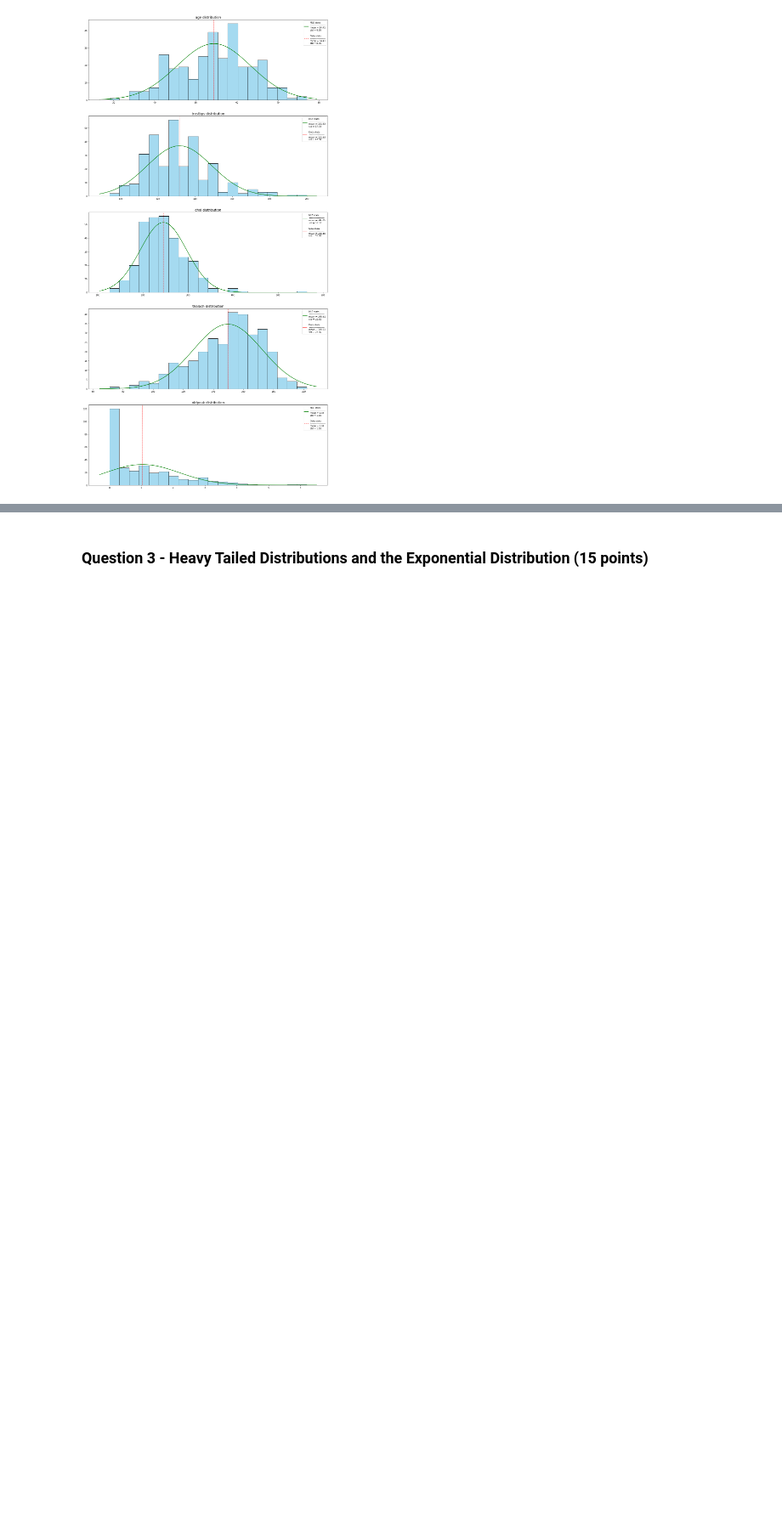
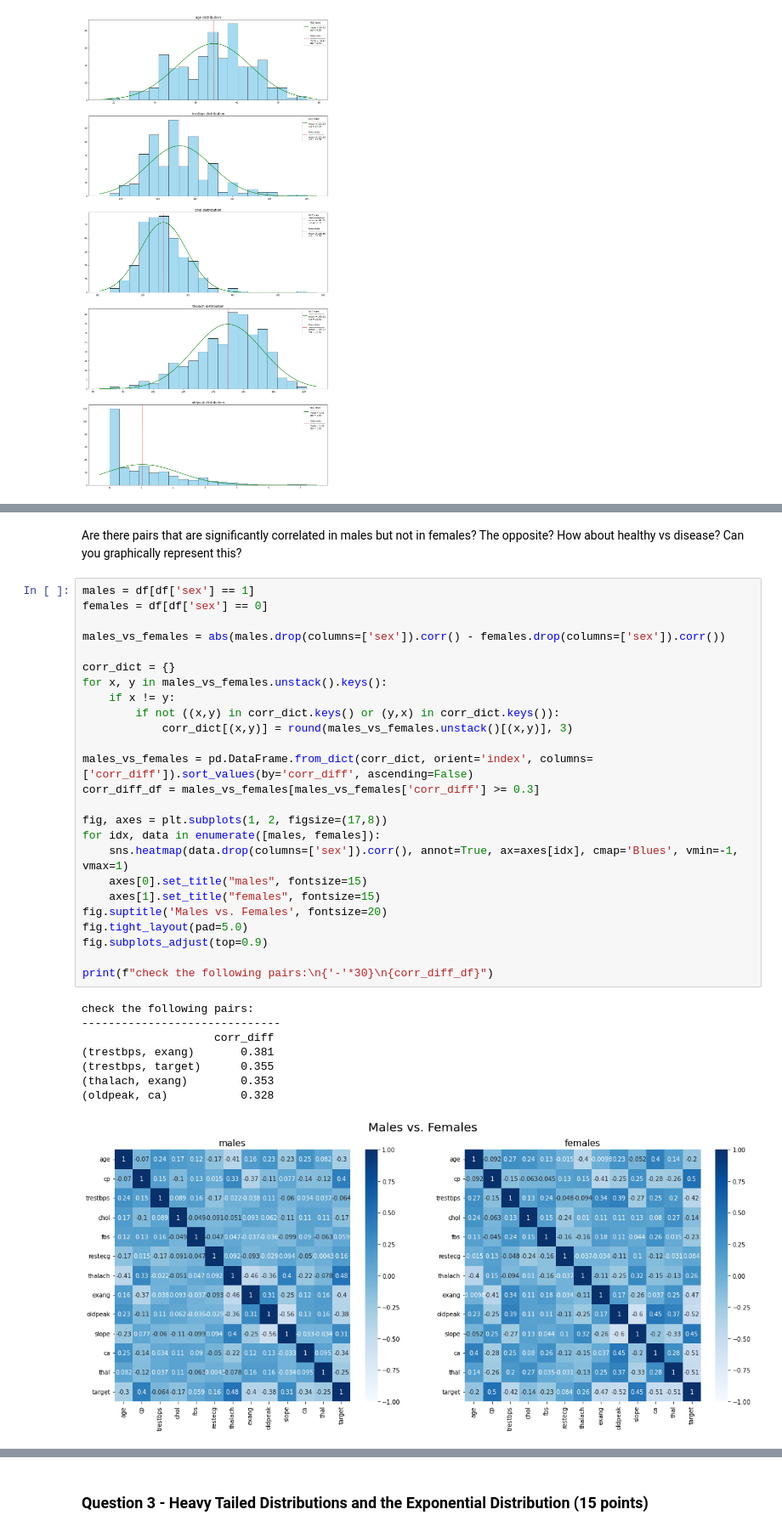
Before and after one commit to Omergral/Statistics_DataAnalysis_Msc, a Jupyter notebook: HW/HW3/HW3.ipynb, the cells around one changed output, grey strips where cells are left out. Shown at 85% size. Drawn from its saved outputs; the diff is of its cells as text; blank space fills up the shorter version.

```diff
--- a/HW/HW3/HW3.ipynb
+++ b/HW/HW3/HW3.ipynb
@@ -304,0 +384,36 @@ for idx, feature in enumerate(numerical_features):
+# %% [markdown]
+Are there pairs that are significantly correlated in males but not in females? The opposite? How about healthy vs disease? Can you graphically represent this?
+# %%
+males = df[df['sex'] == 1]
+females = df[df['sex'] == 0]
+
+males_vs_females = abs(males.drop(columns=['sex']).corr() - females.drop(columns=['sex']).corr())
+
+corr_dict = {}
+for x, y in males_vs_females.unstack().keys():
+    if x != y:
+        if not ((x,y) in corr_dict.keys() or (y,x) in corr_dict.keys()):
+            corr_dict[(x,y)] = round(males_vs_females.unstack()[(x,y)], 3)
+
+males_vs_females = pd.DataFrame.from_dict(corr_dict, orient='index', columns=['corr_diff']).sort_values(by='corr_diff', ascending=False)
+corr_diff_df = males_vs_females[males_vs_females['corr_diff'] >= 0.3]
+
+fig, axes = plt.subplots(1, 2, figsize=(17,8))
+for idx, data in enumerate([males, females]):
+    sns.heatmap(data.drop(columns=['sex']).corr(), annot=True, ax=axes[idx], cmap='Blues', vmin=-1, vmax=1)
+    axes[0].set_title("males", fontsize=15)
+    axes[1].set_title("females", fontsize=15)
+fig.suptitle('Males vs. Females', fontsize=20)
+fig.tight_layout(pad=5.0)
+fig.subplots_adjust(top=0.9)
+
+print(f"check the following pairs:\n{'-'*30}\n{corr_diff_df}")
+# %% [output]
+check the following pairs:
+------------------------------
+                    corr_diff
+(trestbps, exang)       0.381
+(trestbps, target)      0.355
+(thalach, exang)        0.353
+(oldpeak, ca)           0.328
+[figure, added]
```
Also changed, not shown: parts of 11 cells of this notebook.
